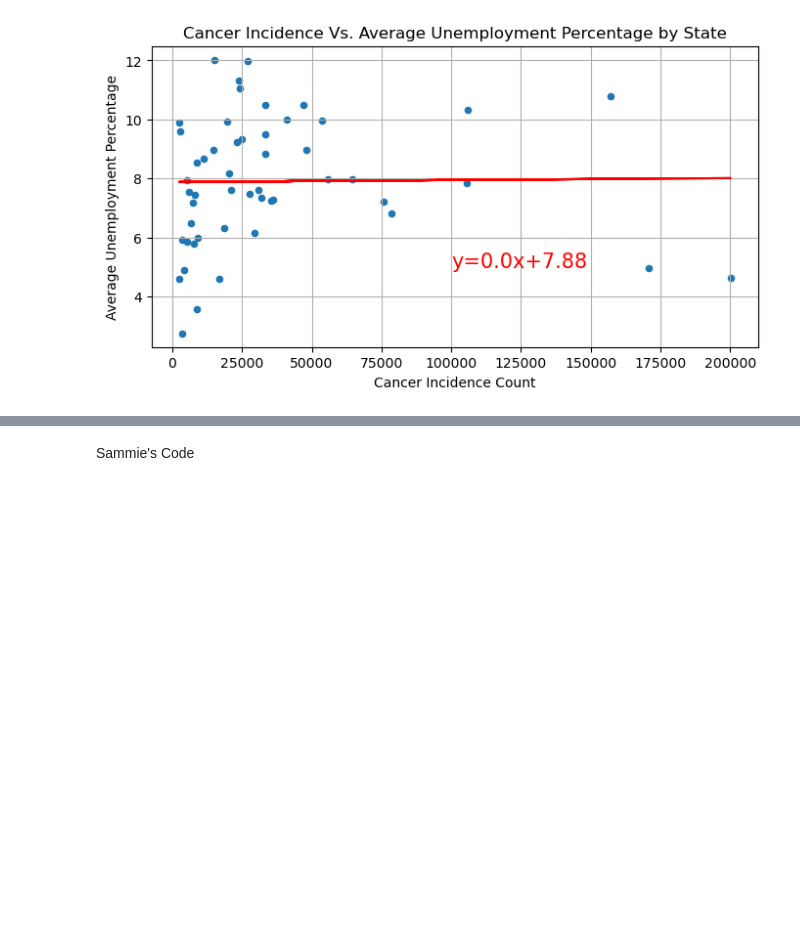
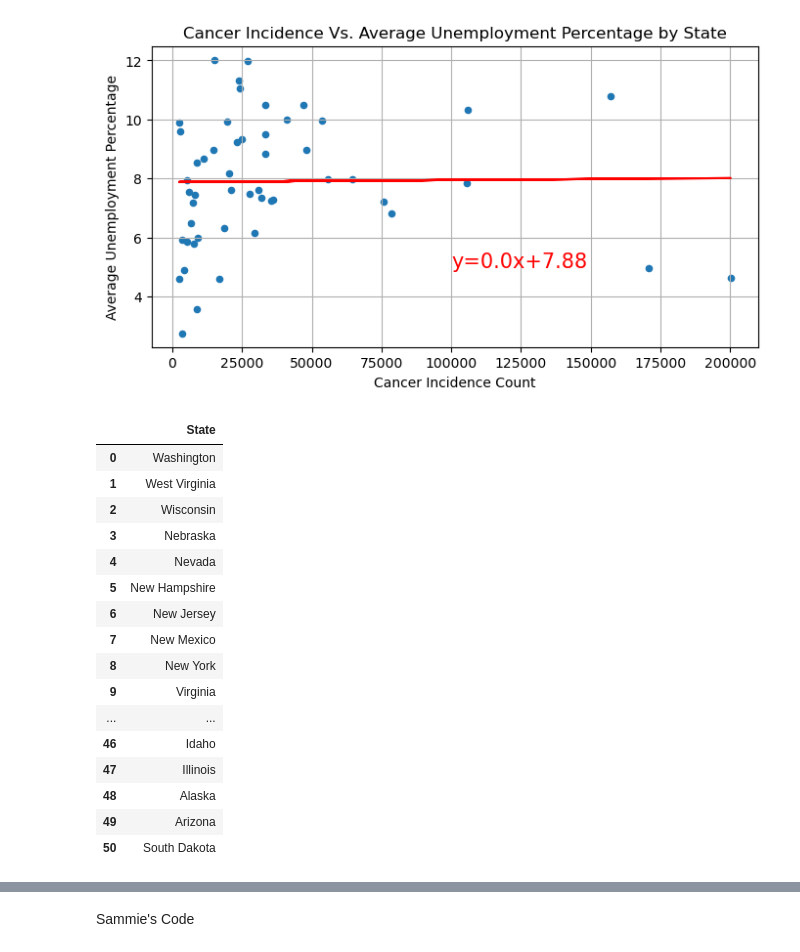
Before and after one commit to Chemistasaurus/Project-1, a Jupyter notebook: Cancer_Death_File.ipynb, the cells around one changed output, grey strips where cells are left out. Drawn from its saved outputs; the diff is of its cells as text; code cells hidden in the pictures; blank space fills up the shorter version.

```diff
--- a/Cancer_Death_File.ipynb
+++ b/Cancer_Death_File.ipynb
@@ -97,7 +96,26 @@ working1_df=cancer_df.loc[:,["Cancer_Incidence_Count","Average_Deaths_per_Year",
 # %%
 unique_values1 = working1_df['State'].unique()
 
 new_df = pd.DataFrame({'State': unique_values1})
+new_df
+# %% [output]
+|  | State |
+| 0 | Washington |
+| 1 | West Virginia |
+| 2 | Wisconsin |
+| 3 | Nebraska |
+| 4 | Nevada |
+| 5 | New Hampshire |
+| 6 | New Jersey |
+| 7 | New Mexico |
+| 8 | New York |
+| 9 | Virginia |
+| ... | ... |
+| 46 | Idaho |
+| 47 | Illinois |
+| 48 | Alaska |
+| 49 | Arizona |
+| 50 | South Dakota |
 # %%
 #Create a new dataframe that shows the totals by state for Cancer Incidence and Average Deaths per year.
 grouped_cancer_df = working1_df.groupby('State').agg({'Cancer_Incidence_Count': 'sum', 'Average_Deaths_per_Year': 'sum'})
```
Also changed, not shown: parts of 5 cells of this notebook, 1 other file.
